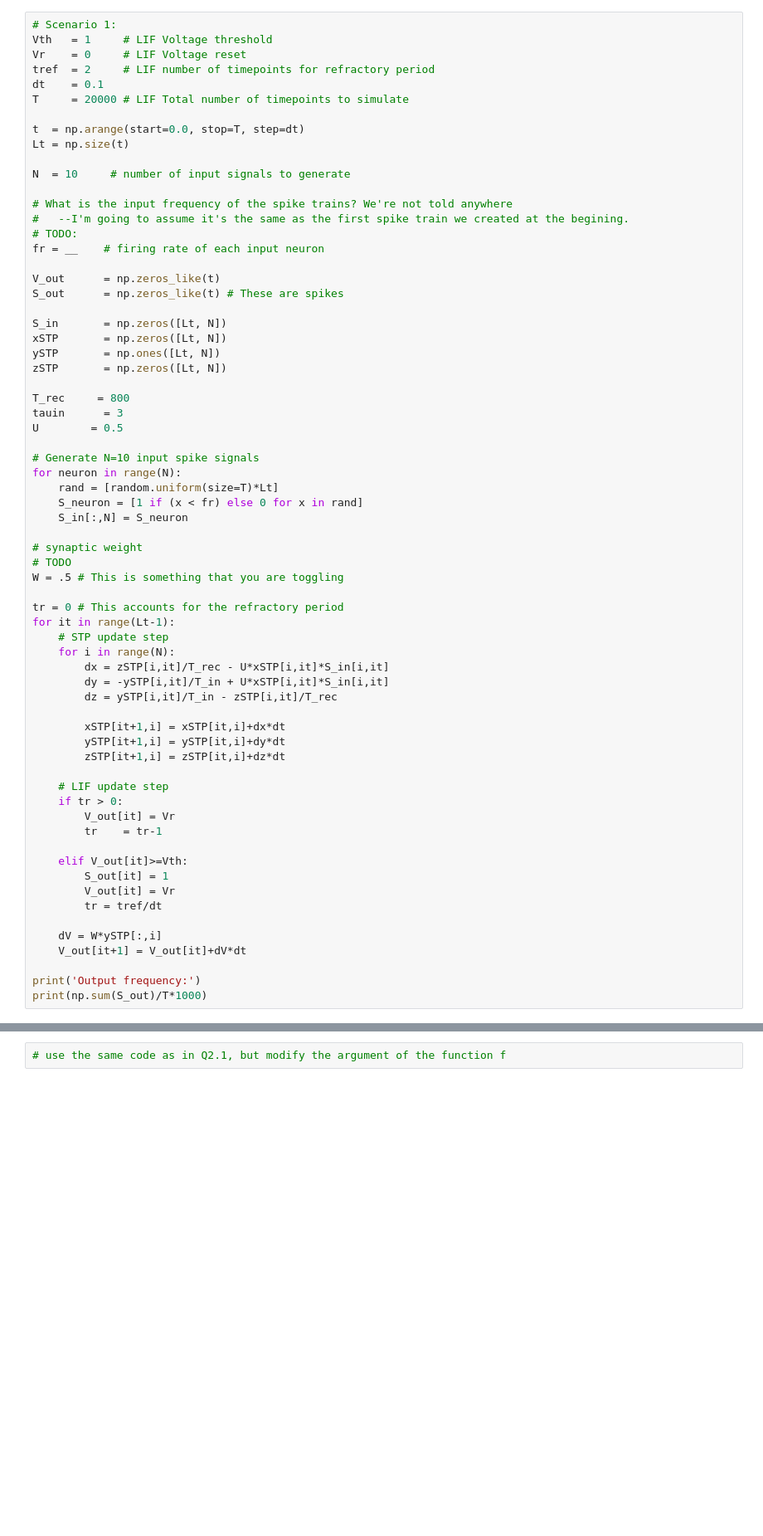
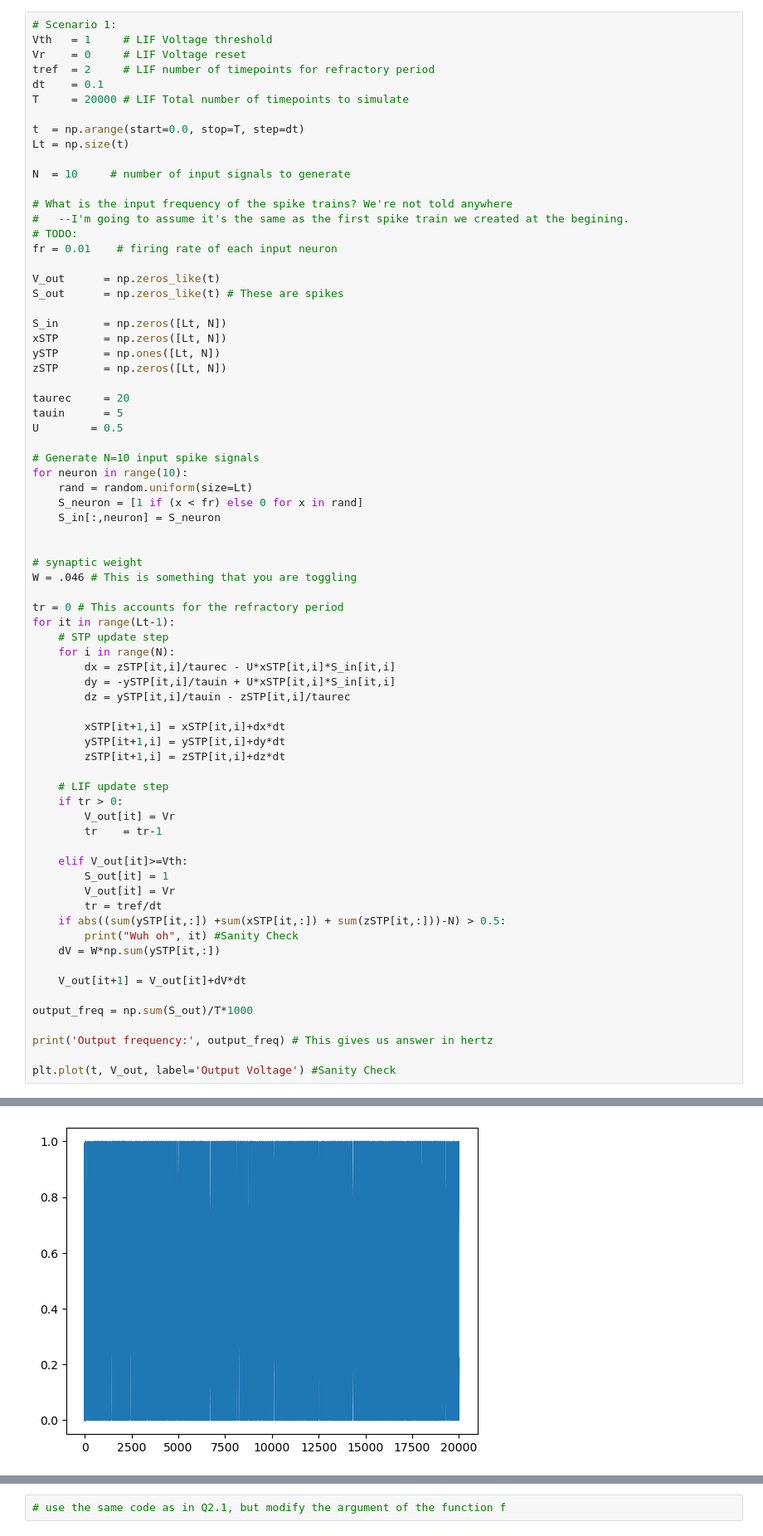
Before and after one commit to WillardFord/BIPN_164, a Jupyter notebook: BIPN164HW2_2023.ipynb, the cells around one changed output, grey strips where cells are left out. Shown at 83% size. Drawn from its saved outputs; the diff is of its cells as text; blank space fills up the shorter version.

```diff
--- a/BIPN164HW2_2023.ipynb
+++ b/BIPN164HW2_2023.ipynb
@@ -188,7 +187,7 @@ N  = 10     # number of input signals to generate
 # What is the input frequency of the spike trains? We're not told anywhere
 #   --I'm going to assume it's the same as the first spike train we created at the begining.
 # TODO:
-fr = __    # firing rate of each input neuron
+fr = 0.01    # firing rate of each input neuron
 
 V_out      = np.zeros_like(t)
 S_out      = np.zeros_like(t) # These are spikes
@@ -198,27 +197,27 @@ xSTP       = np.zeros([Lt, N])
 ySTP       = np.ones([Lt, N])
 zSTP       = np.zeros([Lt, N])
 
-T_rec     = 800
-tauin      = 3
+taurec     = 20
+tauin      = 5
 U        = 0.5
 
 # Generate N=10 input spike signals
-for neuron in range(N):
-    rand = [random.uniform(size=T)*Lt]
+for neuron in range(10):
+    rand = random.uniform(size=Lt)
     S_neuron = [1 if (x < fr) else 0 for x in rand]
-    S_in[:,N] = S_neuron
+    S_in[:,neuron] = S_neuron
+
 
 # synaptic weight
-# TODO
-W = .5 # This is something that you are toggling
+W = .046 # This is something that you are toggling
 
 tr = 0 # This accounts for the refractory period
 for it in range(Lt-1):
     # STP update step
     for i in range(N):
-        dx = zSTP[i,it]/T_rec - U*xSTP[i,it]*S_in[i,it]
-        dy = -ySTP[i,it]/T_in + U*xSTP[i,it]*S_in[i,it]
-        dz = ySTP[i,it]/T_in - zSTP[i,it]/T_rec
+        dx = zSTP[it,i]/taurec - U*xSTP[it,i]*S_in[it,i]
+        dy = -ySTP[it,i]/tauin + U*xSTP[it,i]*S_in[it,i]
+        dz = ySTP[it,i]/tauin - zSTP[it,i]/taurec
 
         xSTP[it+1,i] = xSTP[it,i]+dx*dt
         ySTP[it+1,i] = ySTP[it,i]+dy*dt
@@ -233,9 +232,15 @@ for it in range(Lt-1):
         S_out[it] = 1
         V_out[it] = Vr
         tr = tref/dt
+    if abs((sum(ySTP[it,:]) +sum(xSTP[it,:]) + sum(zSTP[it,:]))-N) > 0.5:
+        print("Wuh oh", it) #Sanity Check
+    dV = W*np.sum(ySTP[it,:])
 
-    dV = W*ySTP[:,i]
     V_out[it+1] = V_out[it]+dV*dt
 
-print('Output frequency:')
-print(np.sum(S_out)/T*1000)
+output_freq = np.sum(S_out)/T*1000
+
+print('Output frequency:', output_freq) # This gives us answer in hertz
+
+plt.plot(t, V_out, label='Output Voltage') #Sanity Check
+# %% [output]
@@ -241,0 +249 @@ print(np.sum(S_out)/T*1000)
+[figure, added]
```
Also changed, not shown: parts of 7 cells of this notebook.
